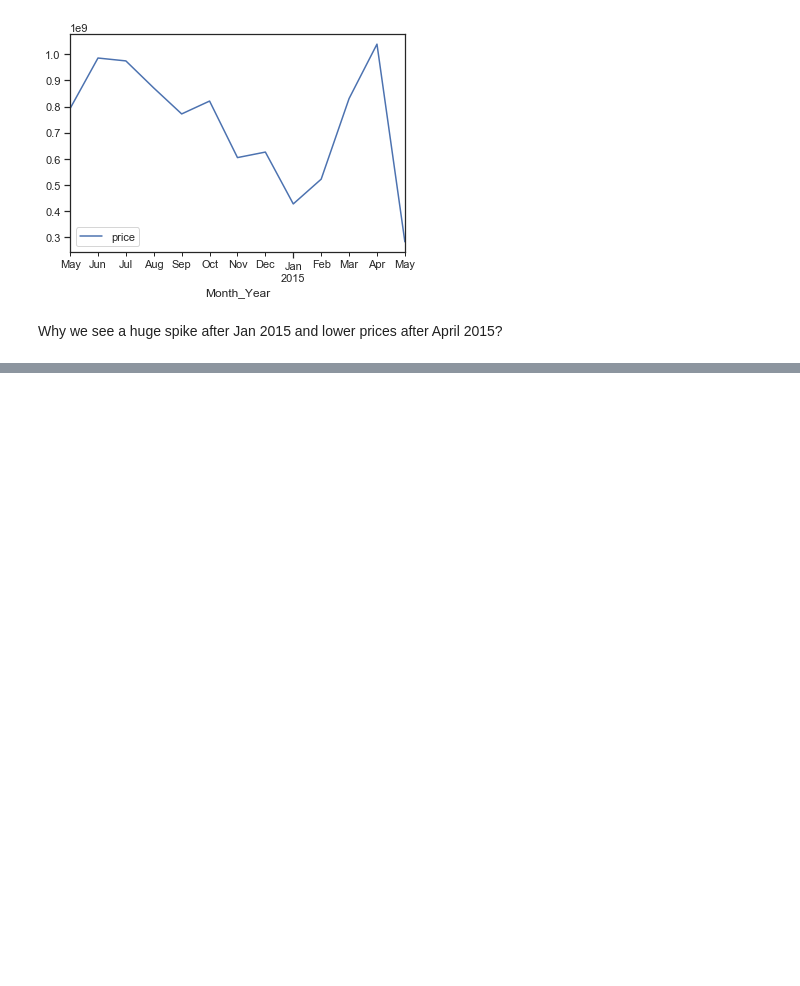
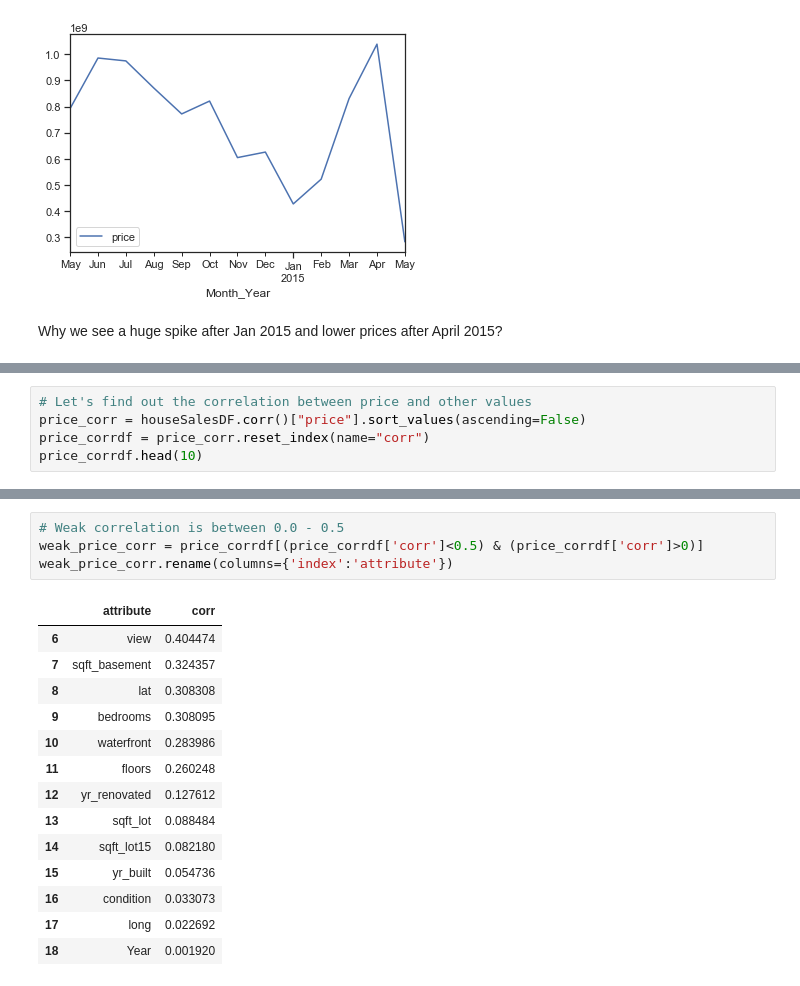
Before and after one commit to ruddysimon/ADS500B-Project, a Jupyter notebook: HouseSalesWashington.ipynb, the cells around one changed output, grey strips where cells are left out. Cells and saved outputs as stored; diff of their text form; blank space fills up the shorter version.

Commit message:
price correlation between different columns

```diff
--- a/HouseSalesWashington.ipynb
+++ b/HouseSalesWashington.ipynb
@@ -377,0 +378,5 @@ As we can understand from the correlation matrix index, there is a significant a
+# %%
+# Let's find out the correlation between price and other values
+price_corr = houseSalesDF.corr()["price"].sort_values(ascending=False)
+price_corrdf = price_corr.reset_index(name="corr")
+price_corrdf.head(10)
@@ -377,0 +413,19 @@ As we can understand from the correlation matrix index, there is a significant a
+# %%
+# Weak correlation is between 0.0 - 0.5
+weak_price_corr = price_corrdf[(price_corrdf['corr']<0.5) & (price_corrdf['corr']>0)]
+weak_price_corr.rename(columns={'index':'attribute'})
+# %% [output]
+|  | attribute | corr |
+| 6 | view | 0.404474 |
+| 7 | sqft_basement | 0.324357 |
+| 8 | lat | 0.308308 |
+| 9 | bedrooms | 0.308095 |
+| 10 | waterfront | 0.283986 |
+| 11 | floors | 0.260248 |
+| 12 | yr_renovated | 0.127612 |
+| 13 | sqft_lot | 0.088484 |
+| 14 | sqft_lot15 | 0.082180 |
+| 15 | yr_built | 0.054736 |
+| 16 | condition | 0.033073 |
+| 17 | long | 0.022692 |
+| 18 | Year | 0.001920 |
```
Also changed, not shown: parts of 5 cells of this notebook.
